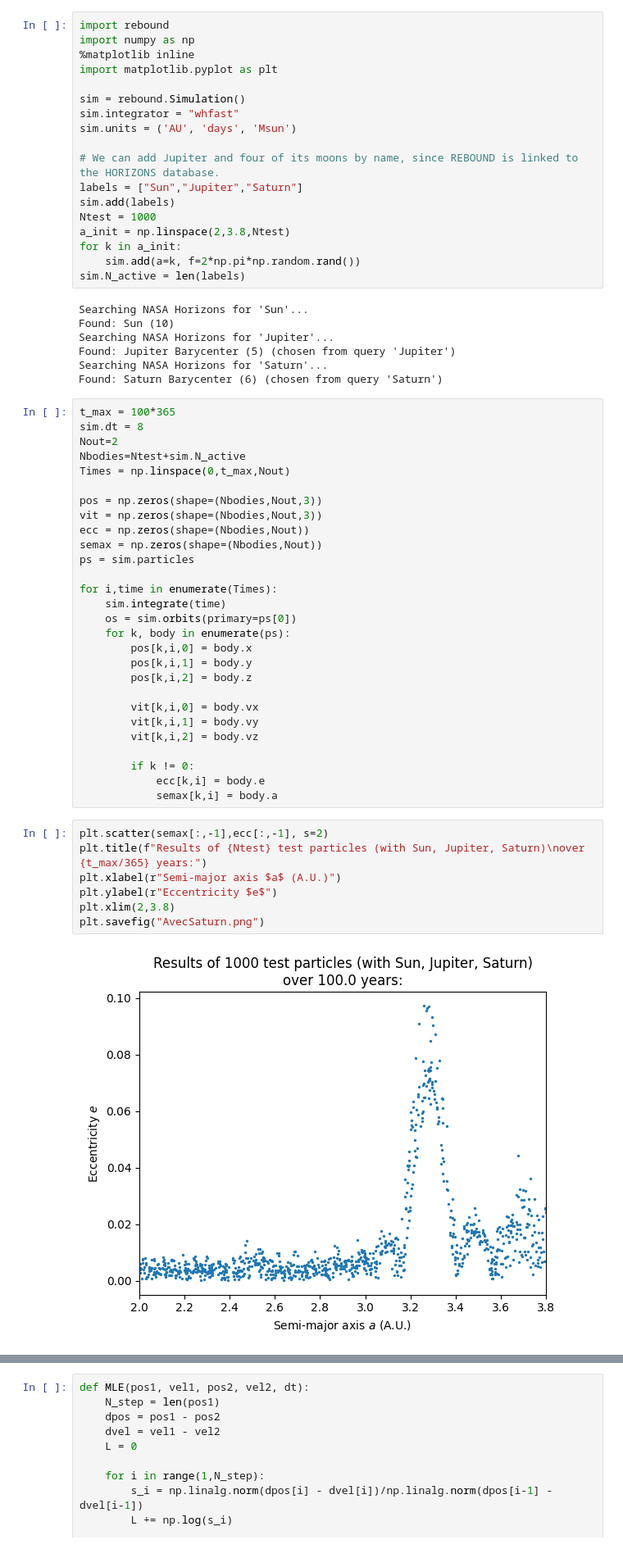
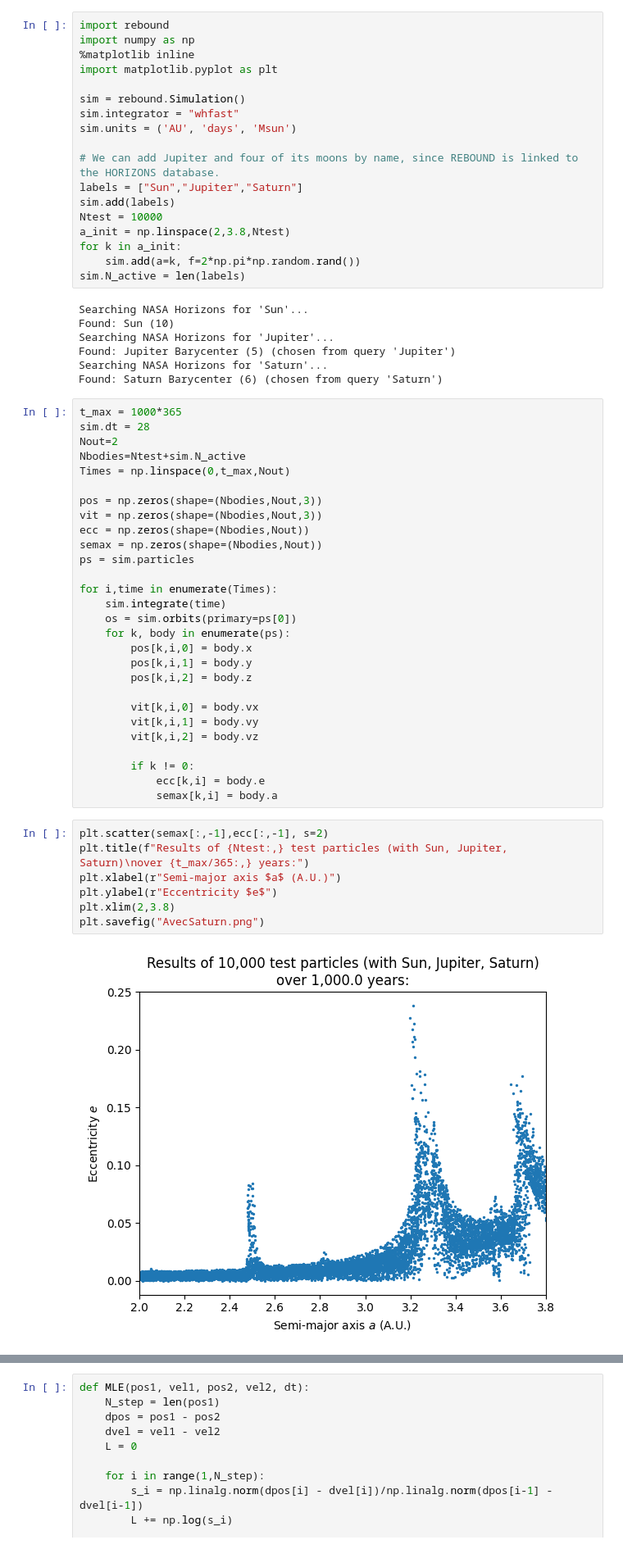
Before and after one commit to JulioSteve/AdvancedDynamicalSystem, a Jupyter notebook: ChaosRebound.ipynb, the cells around one changed output, grey strips where cells are left out. Shown at 82% size. Saved outputs shown, nothing was run; the diff lists cells and outputs as text.

```diff
--- a/ChaosRebound.ipynb
+++ b/ChaosRebound.ipynb
@@ -11,7 +11,7 @@ sim.units = ('AU', 'days', 'Msun')
 # We can add Jupiter and four of its moons by name, since REBOUND is linked to the HORIZONS database.
 labels = ["Sun","Jupiter","Saturn"]
 sim.add(labels)
-Ntest = 1000
+Ntest = 10000
 a_init = np.linspace(2,3.8,Ntest)
 for k in a_init:
     sim.add(a=k, f=2*np.pi*np.random.rand())
@@ -24,8 +24,8 @@ Found: Jupiter Barycenter (5) (chosen from query 'Jupiter')
 Searching NASA Horizons for 'Saturn'...
 Found: Saturn Barycenter (6) (chosen from query 'Saturn')
 # %%
-t_max = 100*365
-sim.dt = 8
+t_max = 1000*365
+sim.dt = 28
 Nout=2
 Nbodies=Ntest+sim.N_active
 Times = np.linspace(0,t_max,Nout)
@@ -53,13 +53,13 @@ for i,time in enumerate(Times):
             semax[k,i] = body.a
 # %%
 plt.scatter(semax[:,-1],ecc[:,-1], s=2)
-plt.title(f"Results of {Ntest} test particles (with Sun, Jupiter, Saturn)\nover {t_max/365} years:")
+plt.title(f"Results of {Ntest:,} test particles (with Sun, Jupiter, Saturn)\nover {t_max/365:,} years:")
 plt.xlabel(r"Semi-major axis $a$ (A.U.)")
 plt.ylabel(r"Eccentricity $e$")
 plt.xlim(2,3.8)
 plt.savefig("AvecSaturn.png")
 # %% [output]
-[figure, old version]
+[figure, new version]
 # %%
 sim = rebound.Simulation()
 sim.integrator = "whfast"
```
Also changed, not shown: parts of 3 cells of this notebook, 2 other files.
